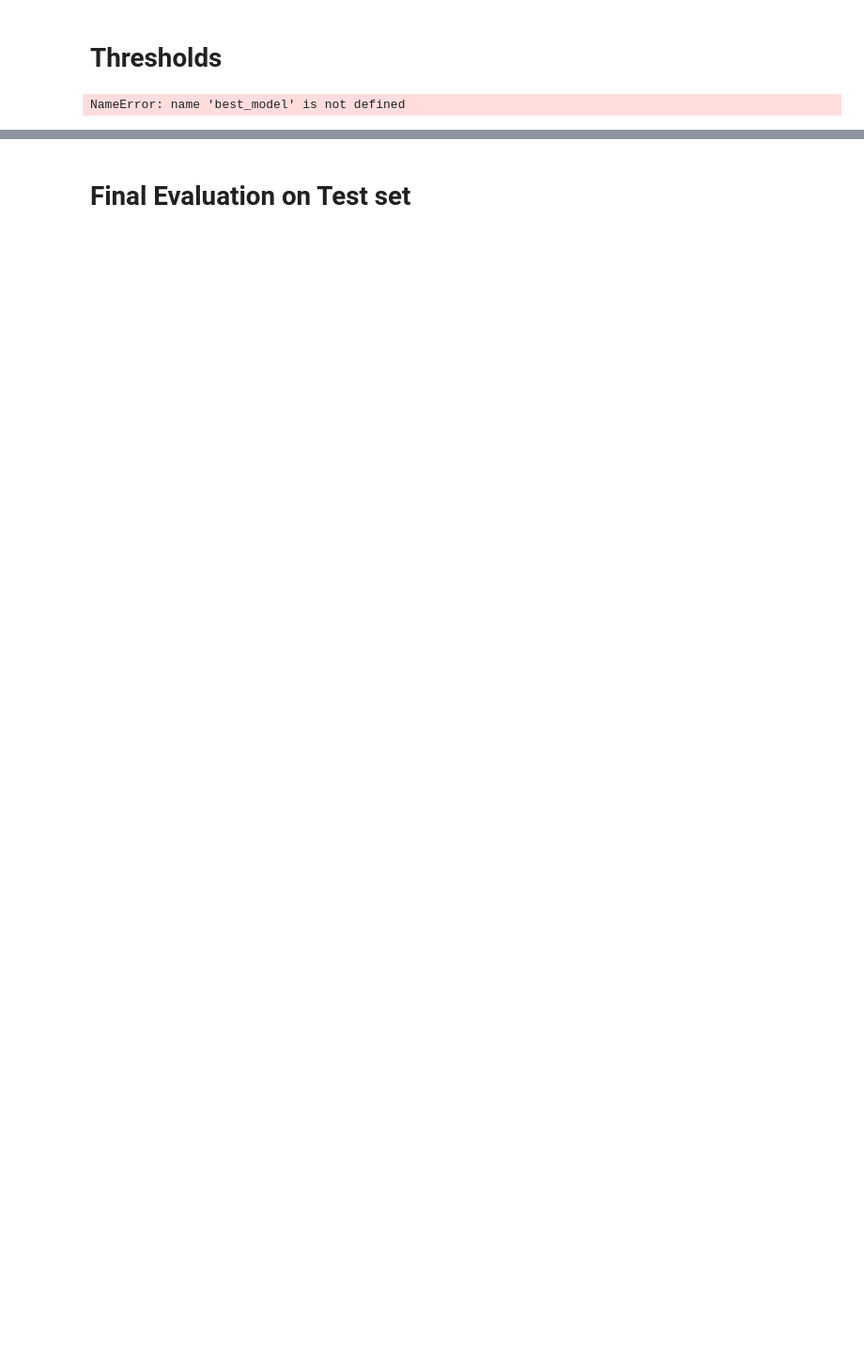
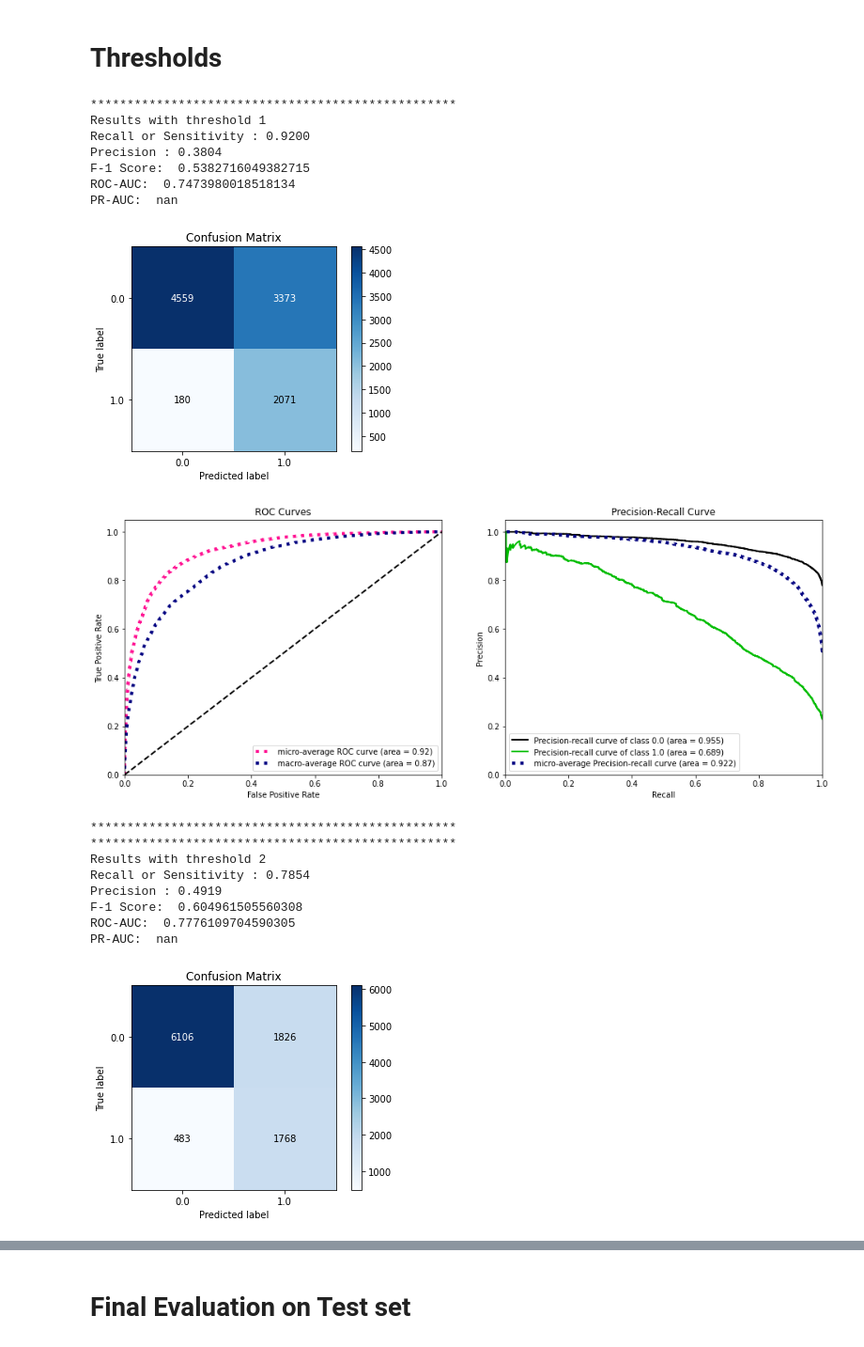
Before and after one commit to mherkhachatryan/Econometrics-Project, a Jupyter notebook: Modeling.ipynb, the cells around one changed output, grey strips where cells are left out. Shown at 94% size. Drawn from its saved outputs; the diff is of its cells as text; code cells hidden in the pictures; blank space fills up the shorter version.

Commit message:
added final model evaluation with all results

```diff
--- a/Modeling.ipynb
+++ b/Modeling.ipynb
@@ -109,15 +109,15 @@ from sklearn.model_selection import GridSearchCV
 
 
 parameters = [{'penalty':['l1','l2']},
-              {'C':[1, 10, 100, 1000]}]
+              {'C':[1, 10]}]
 
 
 
 grid_search = GridSearchCV(estimator = logreg,
                            param_grid = parameters,
-                           scoring = 'accuracy',
-                           cv = 5,
-                           verbose=0)
+                           scoring = 'roc_auc',
+                           cv = 2,
+                           verbose=1)
 
 
 grid_search.fit(X_train, y_train)
@@ -128,2 +136,4 @@ print('\n\nEstimator that was chosen by the search :','\n\n', (grid_search.best_
 # %%
-best_model = LogisticRegression(**grid_search.best_params_)
+best_model = LogisticRegression(**grid_search.best_params_, solver="liblinear")
+# %%
+best_model.fit(X_train, y_train)
@@ -137,18 +157,35 @@ show_metrics(y_valid, y_predic_best_valid, y_predict_proba_valid)
 # %%
 for i in range(1,5):
 
     cm1=0
 
     y_pred1 = best_model.predict_proba(X_valid)[:,1]
 
     y_pred1 = y_pred1.reshape(-1,1)
 
-    y_pred2 = binarize(y_pred1, i/10)
+    y_pred2 = binarize(y_pred1, threshold = i/10)
 
 
     print ("*"*50)
     print(f"Results with threshold {i}")
     show_metrics(y_valid, y_pred2, best_model.predict_proba(X_valid))
     print ("*"*50)
 # %% [output]
-NameError: name 'best_model' is not defined
+**************************************************
+Results with threshold 1
+Recall or Sensitivity : 0.9200
+Precision : 0.3804
+F-1 Score:  0.5382716049382715
+ROC-AUC:  0.7473980018518134
+PR-AUC:  nan
+[figure, added]
+[figure, added]
+**************************************************
+**************************************************
+Results with threshold 2
+Recall or Sensitivity : 0.7854
+Precision : 0.4919
+F-1 Score:  0.604961505560308
+ROC-AUC:  0.7776109704590305
+PR-AUC:  nan
+[figure, added]
```
Also changed, not shown: parts of 10 cells of this notebook, 1 other file.
